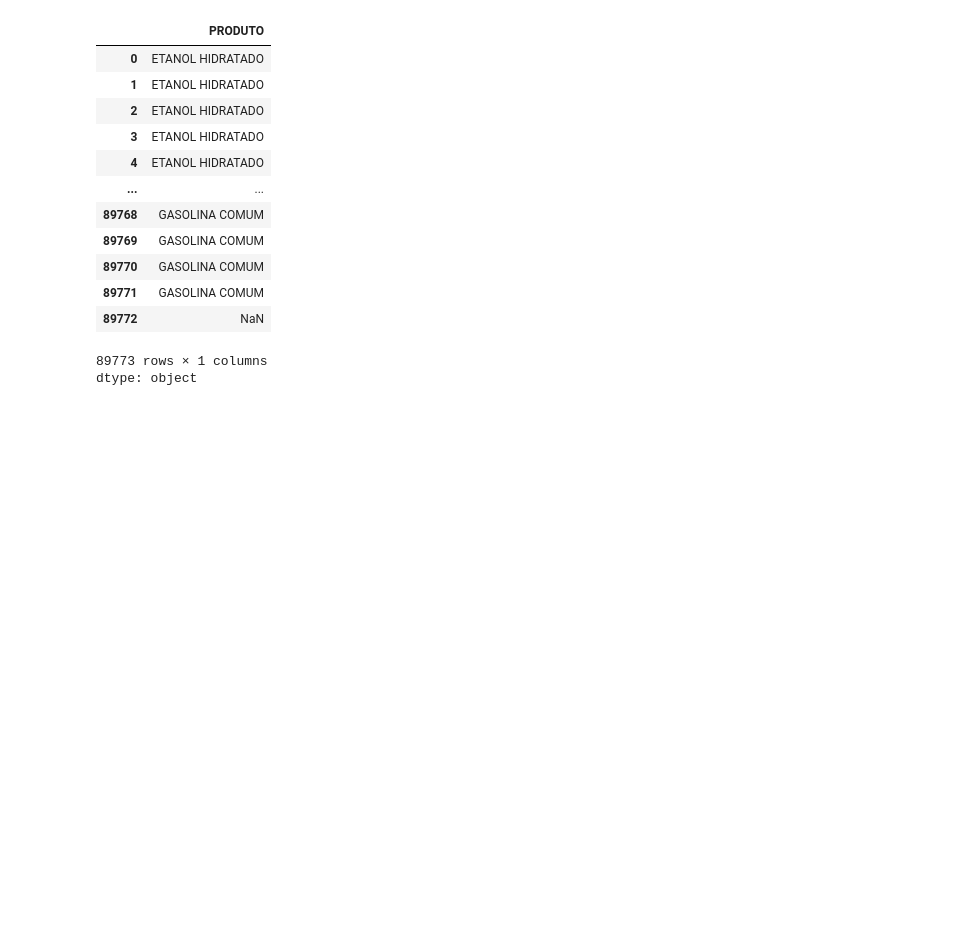
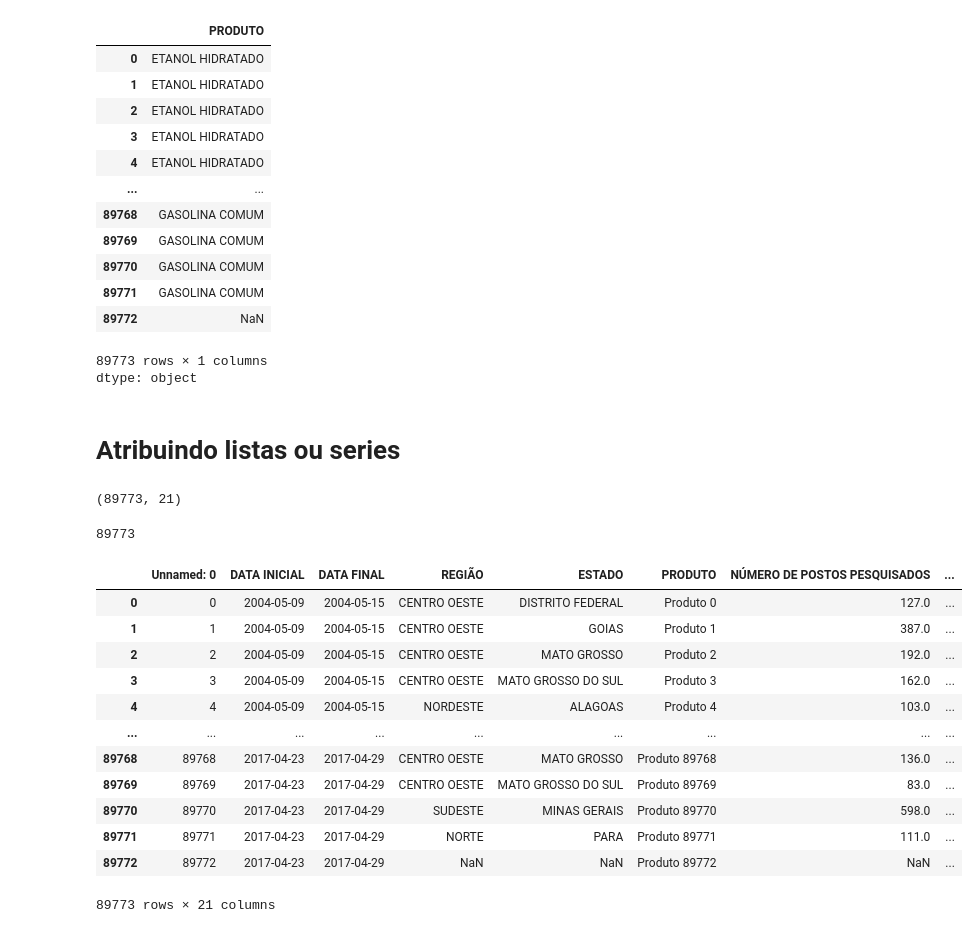
Before and after one commit to Guilherme0202PM/TreinamentoDados, a Jupyter notebook: Semana04/Section02/Pandas.ipynb, the cells around one changed output. Drawn from its saved outputs; the diff is of its cells as text; code cells hidden in the pictures; blank space fills up the shorter version.

Commit message:
Pandas - Atribuindo Listas e Series

```diff
--- a/Semana04/Section02/Pandas.ipynb
+++ b/Semana04/Section02/Pandas.ipynb
@@ -355,3 +355,34 @@ produto_copy_bkp
 | 89772 | NaN |
 89773 rows × 1 columns
 dtype: object
+# %% [markdown]
+# Atribuindo listas ou series
+# %%
+nrows, ncols = data.shape
+nrows, ncols
+# %% [output]
+(89773, 21)
+# %%
+novos_produtos = [f'Produto {i}' for i in range(nrows)]
+len(novos_produtos)
+# %% [output]
+89773
+# %%
+# a quantidade de elementos da lista `novos_produtos` é igual ao número de linhas do dataframe
+data['PRODUTO'] = novos_produtos
+# %%
+data
+# %% [output]
+|  | Unnamed: 0 | DATA INICIAL | DATA FINAL | REGIÃO | ESTADO | PRODUTO | NÚMERO DE POSTOS PESQUISADOS | ... |
+| 0 | 0 | 2004-05-09 | 2004-05-15 | CENTRO OESTE | DISTRITO FEDERAL | Produto 0 | 127.0 | ... |
+| 1 | 1 | 2004-05-09 | 2004-05-15 | CENTRO OESTE | GOIAS | Produto 1 | 387.0 | ... |
+| 2 | 2 | 2004-05-09 | 2004-05-15 | CENTRO OESTE | MATO GROSSO | Produto 2 | 192.0 | ... |
+| 3 | 3 | 2004-05-09 | 2004-05-15 | CENTRO OESTE | MATO GROSSO DO SUL | Produto 3 | 162.0 | ... |
+| 4 | 4 | 2004-05-09 | 2004-05-15 | NORDESTE | ALAGOAS | Produto 4 | 103.0 | ... |
+| ... | ... | ... | ... | ... | ... | ... | ... | ... |
+| 89768 | 89768 | 2017-04-23 | 2017-04-29 | CENTRO OESTE | MATO GROSSO | Produto 89768 | 136.0 | ... |
+| 89769 | 89769 | 2017-04-23 | 2017-04-29 | CENTRO OESTE | MATO GROSSO DO SUL | Produto 89769 | 83.0 | ... |
+| 89770 | 89770 | 2017-04-23 | 2017-04-29 | SUDESTE | MINAS GERAIS | Produto 89770 | 598.0 | ... |
+| 89771 | 89771 | 2017-04-23 | 2017-04-29 | NORTE | PARA | Produto 89771 | 111.0 | ... |
+| 89772 | 89772 | 2017-04-23 | 2017-04-29 | NaN | NaN | Produto 89772 | NaN | ... |
+89773 rows × 21 columns
```
Also changed, not shown: parts of 11 cells of this notebook.
